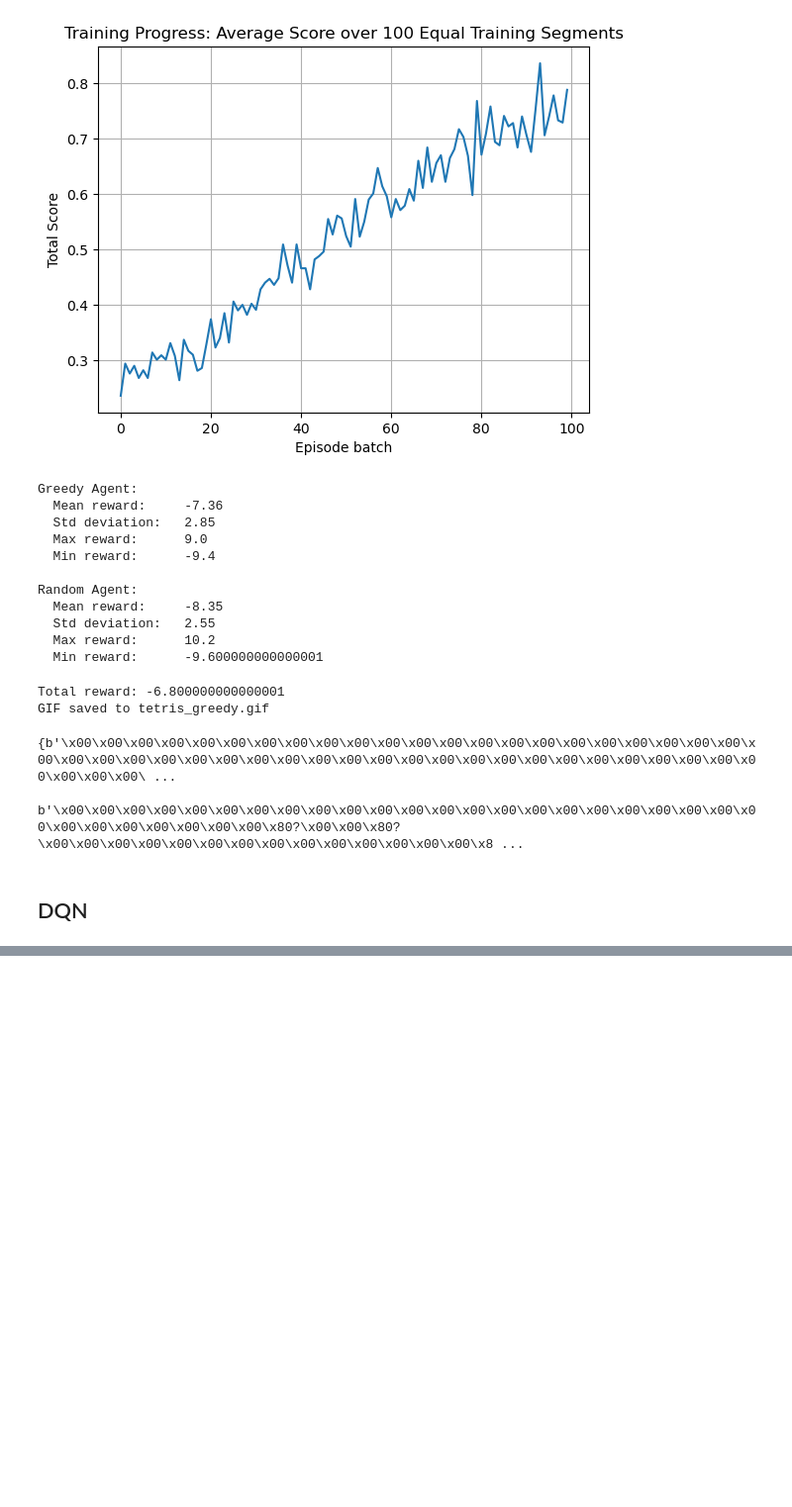
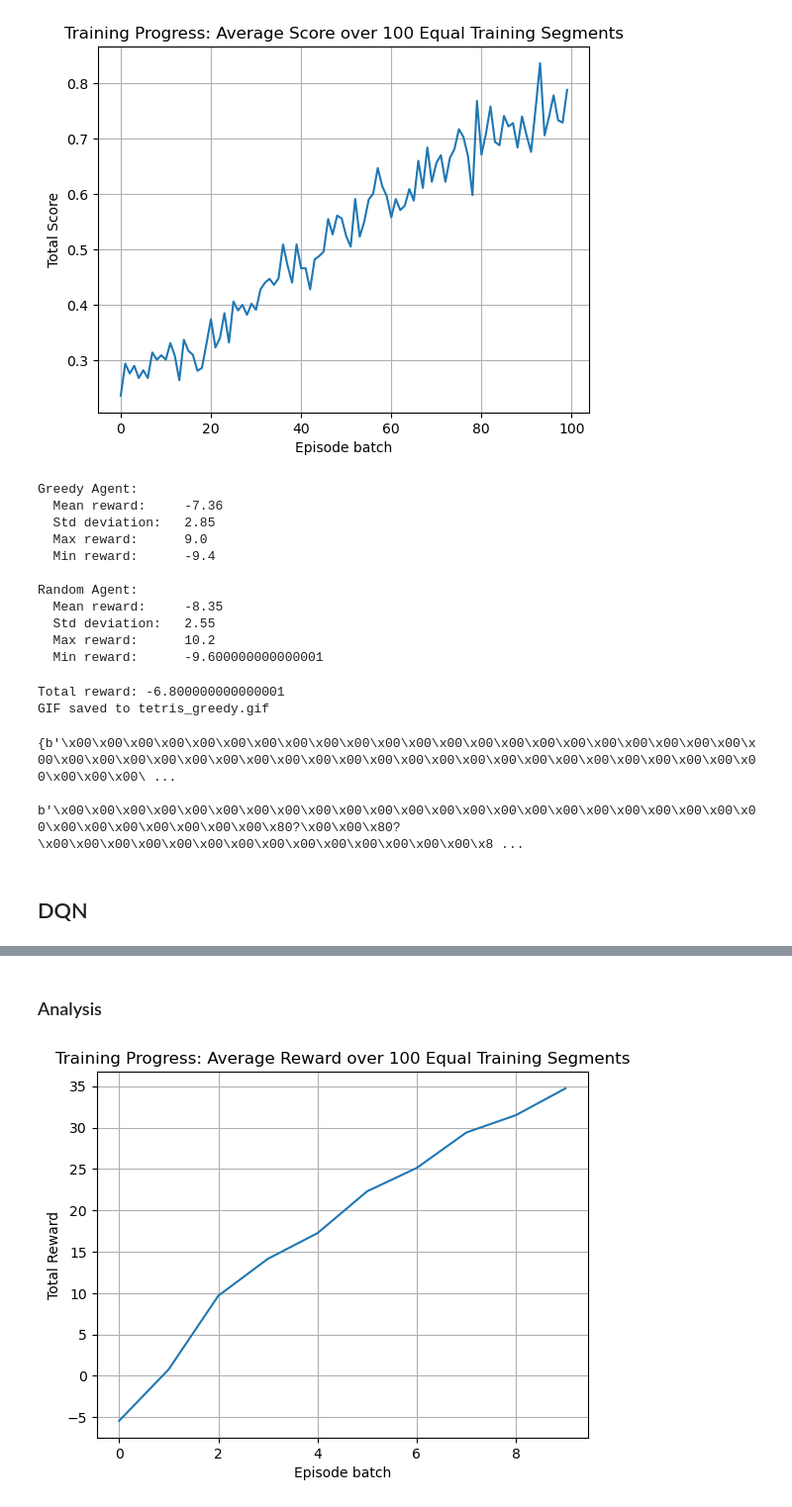
Before and after one commit to William-Pig/tetris_ai, a Jupyter notebook: main.ipynb, the cells around one changed output, grey strips where cells are left out. Shown: that part at 99% size. Cells and saved outputs as stored; diff of their text form; code cells hidden in the pictures; blank space fills up the shorter version.

Commit message:
batch dqn

```diff
--- a/main.ipynb
+++ b/main.ipynb
@@ -430,6 +430,7 @@ def select_action(state, valid_action_ids, epsilon):
 # %%
 episode_rewards = []  # keep track of performance of each episode
 episode_score = []  # keep track of score of each episode, score != reward
+episode_length = []  # keep track of length of each episode
 rolling_window_size = 1000
 rolling_window = deque(maxlen=rolling_window_size)  # keep track of rolling reward, for rolling summary statistics
 rolling_sum = 0
@@ -463,6 +464,7 @@ for ep in progress_bar:
 
     episode_rewards.append(total_reward)
     episode_score.append(env.game.score)
+    episode_length.append(step)
 
     if epsilon > epsilon_min:  # Decay epsilon, after each episode
         epsilon *= epsilon_decay
@@ -480,7 +482,8 @@ for ep in progress_bar:
 save_data = {
     "Q_table": dict(Q),  # convert defaultdict to dict for safety
     "episode_rewards": episode_rewards,
-    "episode_score": episode_score
+    "episode_score": episode_score,
+    "episode_length": episode_length
 }
 
 with open("tabular_qlearning_results.pkl", "wb") as f:
@@ -689,0 +726,28 @@ unexplored_states
+# %%
+""" Environment & Agent """
+BOARD_WIDTH = 6
+BOARD_HEIGHT = 6
+
+env = TetrisGym(width=BOARD_WIDTH, height= BOARD_HEIGHT, state_mode="tensor", max_steps=MAX_STEPS_PER_EPISODE)
+
+state_shape = env.get_state().shape  # (15, 20, 10)
+num_actions = env.get_action_space_size()
+
+agent = DQNAgent(state_shape=state_shape, num_actions=num_actions, device=DEVICE)
+
+# TODO: Optionally resume from checkpoint using agent.load(SAVE_DIR / "dqn_latest.pth")
+# %%
+def evaluate_and_save_gif(episode_num: int, n_episodes: int = 1):
+    """Run the (greedy) agent, capture frames, save GIF"""
+    eval_env = TetrisGym(width=BOARD_WIDTH, height=BOARD_HEIGHT, state_mode="tensor", render_mode="capture")
+    for ep in range(n_episodes):
+        state = eval_env.reset()
+        done  = False
+        while not done:
+            valid_ids = eval_env.get_valid_action_ids()
+            # alawys greedy action
+            action = agent.act(state, valid_ids)  # act() still explores if epsilon>0
+            state, _, done, _ = eval_env.step(action)
+    gif_path = SAVE_DIR + f"ep_{episode_num}.gif"
+    eval_env.save_gif(str(gif_path))
+    # print(f"Saved evaluation GIF to {gif_path}")
@@ -689,0 +804,11 @@ unexplored_states
+# %% [markdown]
+### Analysis
+# %%
+plt.plot(np.mean(np.array_split(episode_rewards, 10),axis=1))
+plt.xlabel('Episode batch')
+plt.ylabel('Total Reward')
+plt.title('Training Progress: Average Reward over 100 Equal Training Segments')
+plt.grid(True)
+plt.show()
+# %% [output]
+[figure, added]
```
Also changed, not shown: parts of 8 cells of this notebook, 3 other files.
